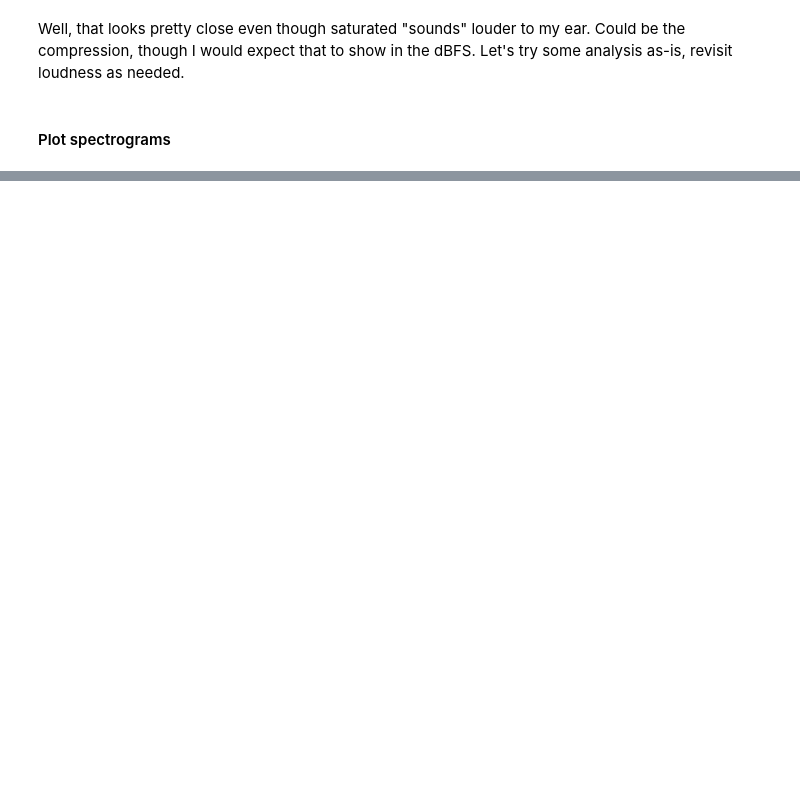
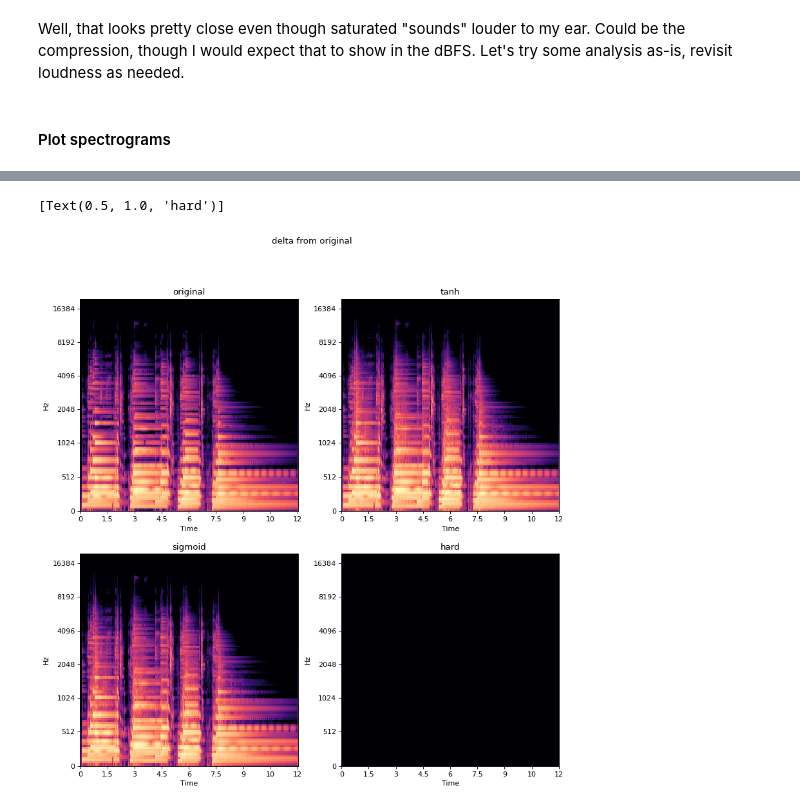
Before and after one commit to letrout/dsp, a Jupyter notebook: doc/distortion.ipynb, the cells around one changed output, grey strips where cells are left out. Drawn from its saved outputs; the diff is of its cells as text; code cells hidden in the pictures; blank space fills up the shorter version.

```diff
--- a/doc/distortion.ipynb
+++ b/doc/distortion.ipynb
@@ -563,0 +569,19 @@ ax_h.set(title='hard')
+# %%
+inverted = -1.0 * orig
+if len(inverted) == len(wf_tanh):
+    tanh_delta = np.add(inverted, wf_tanh)
+sigmoid_delta = np.add(inverted, wf_sigmoid)
+hard_delta = np.add(inverted, wf_hard)
+tanh_d_seg = seg_from_ndarray(tanh_delta, 48000, 1)
+print(tanh_d_seg.dBFS, tanh_d_seg.max_dBFS)
+stream = open_pyaudio(index=2, fs=fs, channels=1)
+stream.write(tanh_delta.astype(np.float32).tobytes())
+print(orig)
+print(wf_tanh)
+print(tanh_delta)
+print(tanh_delta.max(), tanh_delta.min())
+tanh_d2 = np.add(-1.0 * wf_tanh, tanh_delta)
+#tanh_d2 = tanh_d2 / tanh_d2.max()
+print(tanh_d2.max(), tanh_d2.min())
+#stream.write(tanh_d2.astype(np.float32).tobytes())
+stream.close()
@@ -563,0 +598,30 @@ ax_h.set(title='hard')
+# %%
+n_mels = 128
+fmax = 20000
+
+fig = plt.figure(figsize=(12, 12), dpi=80)
+fig.suptitle('delta from original')
+ax_o = fig.add_subplot(221)
+ax_t = fig.add_subplot(222)
+ax_s = fig.add_subplot(223)
+ax_h = fig.add_subplot(224)
+
+S = librosa.feature.melspectrogram(y=orig, sr=fs, n_mels=n_mels, fmax=fmax)
+S_dB = librosa.power_to_db(S, ref=np.max)
+img = librosa.display.specshow(S_dB, x_axis='time', y_axis='mel', sr=fs, fmax=fmax, ax=ax_o)
+ax_o.set(title='original')
+S = librosa.feature.melspectrogram(y=tanh_delta, sr=fs, n_mels=n_mels, fmax=fmax)
+S_dB = librosa.power_to_db(S, ref=np.max)
+img = librosa.display.specshow(S_dB, x_axis='time', y_axis='mel', sr=fs, fmax=fmax, ax=ax_t)
+ax_t.set(title='tanh')
+S = librosa.feature.melspectrogram(y=sigmoid_delta, sr=fs, n_mels=n_mels, fmax=fmax)
+S_dB = librosa.power_to_db(S, ref=np.max)
+img = librosa.display.specshow(S_dB, x_axis='time', y_axis='mel', sr=fs, fmax=fmax, ax=ax_s)
+ax_s.set(title='sigmoid')
+S = librosa.feature.melspectrogram(y=hard_delta, sr=fs, n_mels=n_mels, fmax=fmax)
+S_dB = librosa.power_to_db(S, ref=np.max)
+img = librosa.display.specshow(S_dB, x_axis='time', y_axis='mel', sr=fs, fmax=fmax, ax=ax_h)
+ax_h.set(title='hard')
+# %% [output]
+[Text(0.5, 1.0, 'hard')]
+[figure, added]
```
Also changed, not shown: parts of 9 cells of this notebook.
